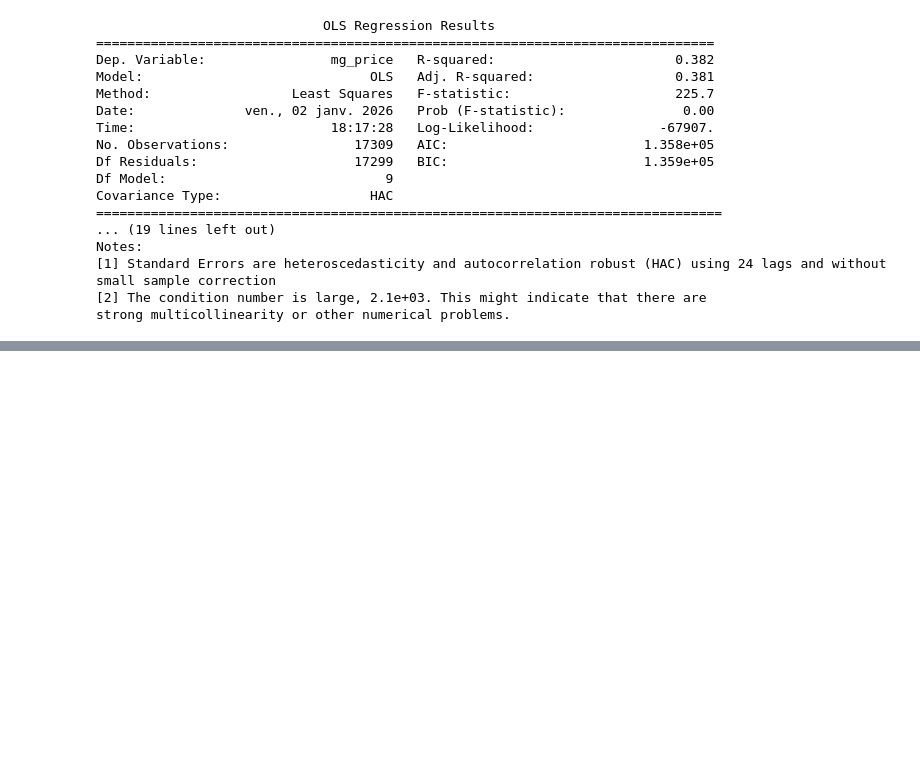
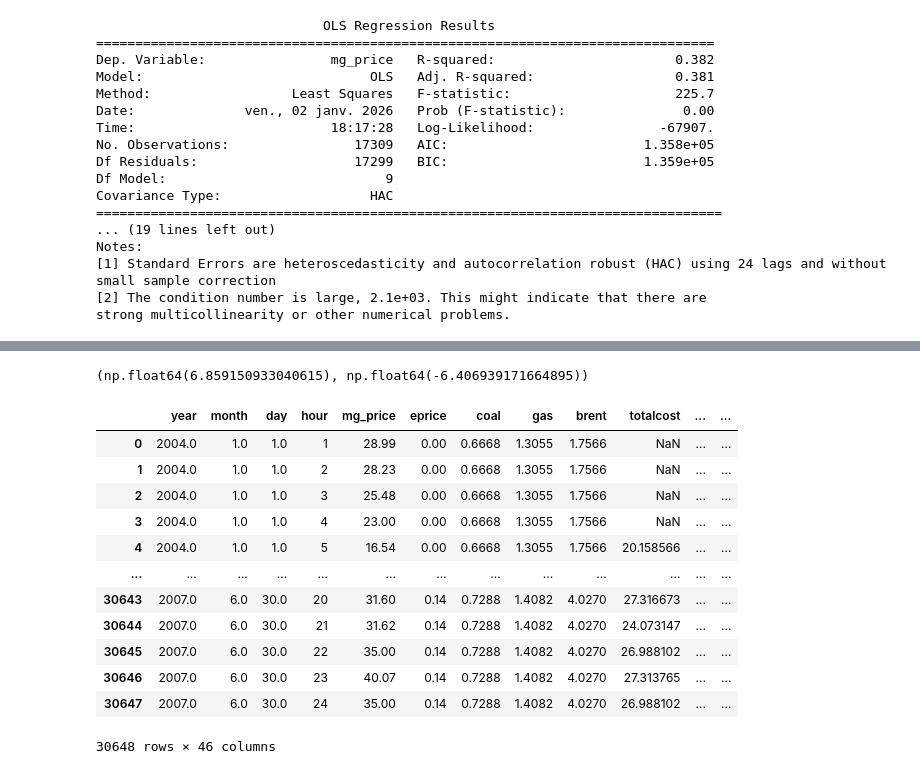
Before and after one commit to svenhominal/MGT-494_Project, a Jupyter notebook: did.ipynb, the cells around one changed output, grey strips where cells are left out. Cells and saved outputs as stored; diff of their text form; code cells hidden in the pictures; blank space fills up the shorter version.

```diff
--- a/did.ipynb
+++ b/did.ipynb
@@ -117,0 +392,21 @@ plt.show()
+# %%
+import numpy as np
+np.average(df["mg_price"][8784:].to_numpy())*0.14, np.average(df["mg_price"][18960:].to_numpy())-np.average(df["mg_price"][8784:].to_numpy())
+# %% [output]
+(np.float64(6.859150933040615), np.float64(-6.406939171664895))
+# %%
+df
+# %% [output]
+|  | year | month | day | hour | mg_price | eprice | coal | gas | brent | totalcost | ... | ... |
+| 0 | 2004.0 | 1.0 | 1.0 | 1 | 28.99 | 0.00 | 0.6668 | 1.3055 | 1.7566 | NaN | ... | ... |
+| 1 | 2004.0 | 1.0 | 1.0 | 2 | 28.23 | 0.00 | 0.6668 | 1.3055 | 1.7566 | NaN | ... | ... |
+| 2 | 2004.0 | 1.0 | 1.0 | 3 | 25.48 | 0.00 | 0.6668 | 1.3055 | 1.7566 | NaN | ... | ... |
+| 3 | 2004.0 | 1.0 | 1.0 | 4 | 23.00 | 0.00 | 0.6668 | 1.3055 | 1.7566 | NaN | ... | ... |
+| 4 | 2004.0 | 1.0 | 1.0 | 5 | 16.54 | 0.00 | 0.6668 | 1.3055 | 1.7566 | 20.158566 | ... | ... |
+| ... | ... | ... | ... | ... | ... | ... | ... | ... | ... | ... | ... | ... |
+| 30643 | 2007.0 | 6.0 | 30.0 | 20 | 31.60 | 0.14 | 0.7288 | 1.4082 | 4.0270 | 27.316673 | ... | ... |
+| 30644 | 2007.0 | 6.0 | 30.0 | 21 | 31.62 | 0.14 | 0.7288 | 1.4082 | 4.0270 | 24.073147 | ... | ... |
+| 30645 | 2007.0 | 6.0 | 30.0 | 22 | 35.00 | 0.14 | 0.7288 | 1.4082 | 4.0270 | 26.988102 | ... | ... |
+| 30646 | 2007.0 | 6.0 | 30.0 | 23 | 40.07 | 0.14 | 0.7288 | 1.4082 | 4.0270 | 27.313765 | ... | ... |
+| 30647 | 2007.0 | 6.0 | 30.0 | 24 | 35.00 | 0.14 | 0.7288 | 1.4082 | 4.0270 | 26.988102 | ... | ... |
+30648 rows × 46 columns
```
Also changed, not shown: parts of 7 cells of this notebook, 8 other files.
